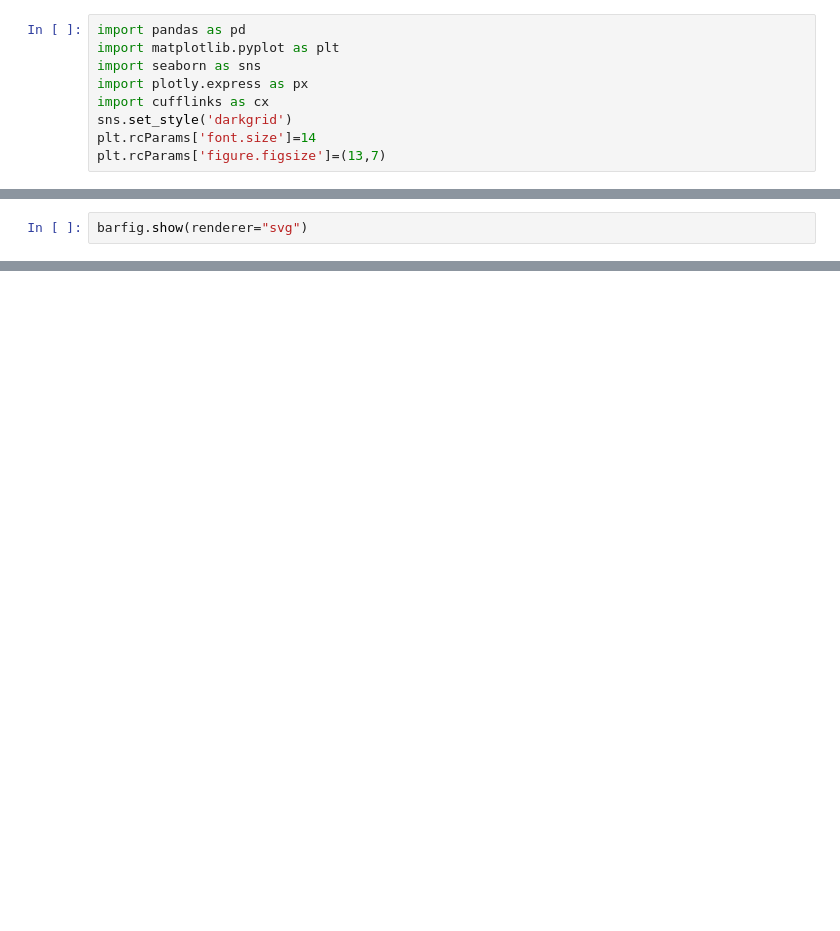
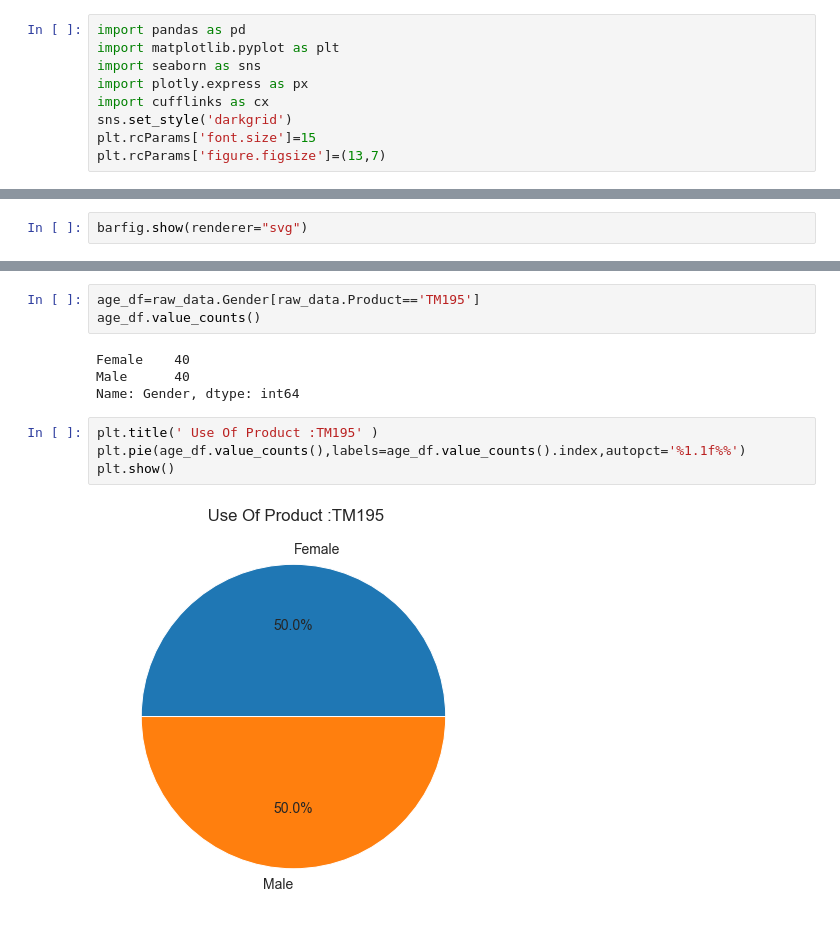
Before and after one commit to Arpan-tech-create/Exploratory_Data_Analysis, a Jupyter notebook: GYM_Fitness.ipynb, the cells around one changed output, grey strips where cells are left out. Drawn from its saved outputs; the diff is of its cells as text; blank space fills up the shorter version.

```diff
--- a/GYM_Fitness.ipynb
+++ b/GYM_Fitness.ipynb
@@ -5,7 +5,7 @@ import seaborn as sns
 import plotly.express as px
 import cufflinks as cx
 sns.set_style('darkgrid')
-plt.rcParams['font.size']=14
+plt.rcParams['font.size']=15
 plt.rcParams['figure.figsize']=(13,7)
 # %%
 import plotly.io as pio
@@ -235,0 +245,13 @@ barfig.show(renderer="svg")
+# %%
+age_df=raw_data.Gender[raw_data.Product=='TM195']
+age_df.value_counts()
+# %% [output]
+Female    40
+Male      40
+Name: Gender, dtype: int64
+# %%
+plt.title(' Use Of Product :TM195' )
+plt.pie(age_df.value_counts(),labels=age_df.value_counts().index,autopct='%1.1f%%')
+plt.show()
+# %% [output]
+[figure, added]
```
Also changed, not shown: parts of 13 cells of this notebook, 3 other files.
